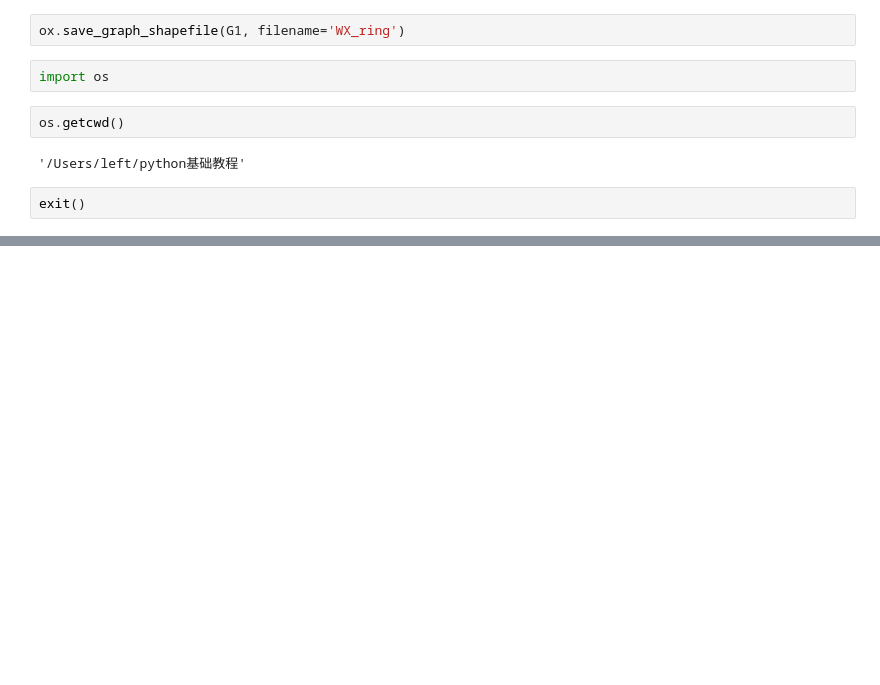
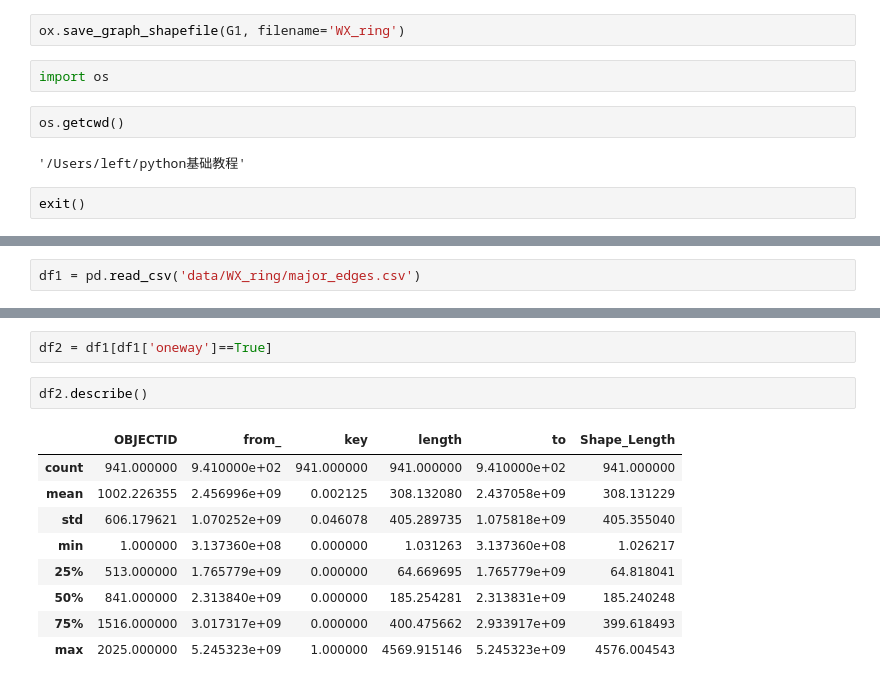
Before and after one commit to fuerdi2/WXRd, a Jupyter notebook: WX_project.ipynb, the cells around one changed output, grey strips where cells are left out. Drawn from its saved outputs; the diff is of its cells as text; blank space fills up the shorter version.

```diff
--- a/WX_project.ipynb
+++ b/WX_project.ipynb
@@ -24,0 +33,2 @@ exit()
+# %%
+df1 = pd.read_csv('data/WX_ring/major_edges.csv')
@@ -24,0 +90,14 @@ exit()
+# %%
+df2 = df1[df1['oneway']==True]
+# %%
+df2.describe()
+# %% [output]
+|  | OBJECTID | from_ | key | length | to | Shape_Length |
+| count | 941.000000 | 9.410000e+02 | 941.000000 | 941.000000 | 9.410000e+02 | 941.000000 |
+| mean | 1002.226355 | 2.456996e+09 | 0.002125 | 308.132080 | 2.437058e+09 | 308.131229 |
+| std | 606.179621 | 1.070252e+09 | 0.046078 | 405.289735 | 1.075818e+09 | 405.355040 |
+| min | 1.000000 | 3.137360e+08 | 0.000000 | 1.031263 | 3.137360e+08 | 1.026217 |
+| 25% | 513.000000 | 1.765779e+09 | 0.000000 | 64.669695 | 1.765779e+09 | 64.818041 |
+| 50% | 841.000000 | 2.313840e+09 | 0.000000 | 185.254281 | 2.313831e+09 | 185.240248 |
+| 75% | 1516.000000 | 3.017317e+09 | 0.000000 | 400.475662 | 2.933917e+09 | 399.618493 |
+| max | 2025.000000 | 5.245323e+09 | 1.000000 | 4569.915146 | 5.245323e+09 | 4576.004543 |
```
Also changed, not shown: parts of 52 cells of this notebook, 3 other files.
